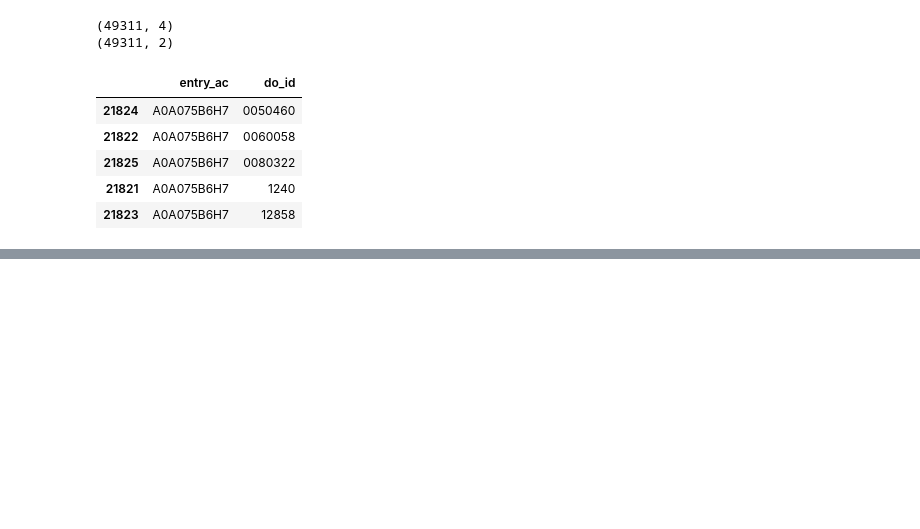
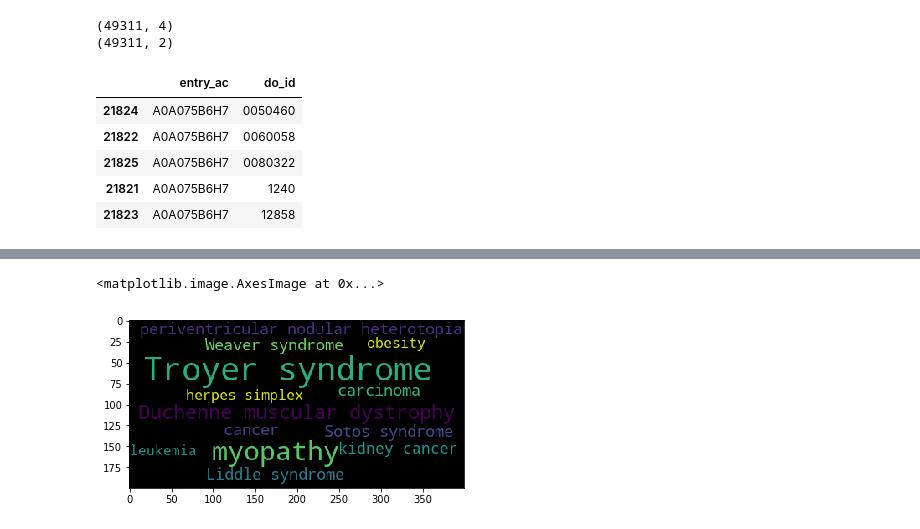
Before and after one commit to damiclem/proteincake, a Jupyter notebook: DO_functions.ipynb, the cells around one changed output, grey strips where cells are left out. Drawn from its saved outputs; the diff is of its cells as text; code cells hidden in the pictures; blank space fills up the shorter version.

Commit message:
do enrichment

```diff
--- a/DO_functions.ipynb
+++ b/DO_functions.ipynb
@@ -128,3 +115,6 @@ do_human.sort_values(by=['entry_ac', 'do_id']).head()
 | 21825 | A0A075B6H7 | 0080322 |
 | 21821 | A0A075B6H7 | 1240 |
 | 21823 | A0A075B6H7 | 12858 |
+# %%
+do_human = pd.read_table('data/do/do_human.csv', index_col=[0], dtype=str).sort_values(by=['entry_ac', 'do_id'])
+do_original = pd.read_table('data/do/do_original.csv', index_col = [0], dtype=str)
@@ -130,0 +367,18 @@ do_human.sort_values(by=['entry_ac', 'do_id']).head()
+# %%
+# 3. Load the required files
+ontology = pd.read_csv('data/do/do_ontology.csv', sep='\t', dtype={'do_id': str}, index_col=[0])
+ontology.index = ontology.do_id.values
+### DF1 and DF2
+original_do= pd.read_table('data/do/do_original.csv', dtype=str, index_col = [0])
+background_do= pd.read_table('data/do/do_human.csv', dtype=str, index_col = [0])
+
+def f(x):
+    if type(x) == list:
+        return '; '.join(x)
+
+ontology.is_a = ontology.is_a.map(f)
+
+#ontology.is_a = ontology.is_a.apply(lambda x)
+print(type(ontology.iloc[0, 3]))
+print(len(ontology.iloc[0, 3]))
+print(type(ontology.iloc[0, 3][0]))
@@ -130,0 +452,4 @@ do_human.sort_values(by=['entry_ac', 'do_id']).head()
+# %%
+df_enrich = enrich(df1=do_original, df2=do_human, ontology=ontology, col_name_go='do_id', col_name_descr='name')
+df_enrich = transmit_pvalue(df_enrich, ontology)
+df_enrich = enrich_filter(df_enrich, max_pvalue=0.05, max_depth=5)
@@ -130,0 +481,6 @@ do_human.sort_values(by=['entry_ac', 'do_id']).head()
+# %%
+a = word_cloud(df_enrich, col_name='name', col_score='score')
+plt.imshow(a)
+# %% [output]
+<matplotlib.image.AxesImage at 0x...>
+[figure, added]
```
Also changed, not shown: parts of 14 cells of this notebook, 4 other files.
